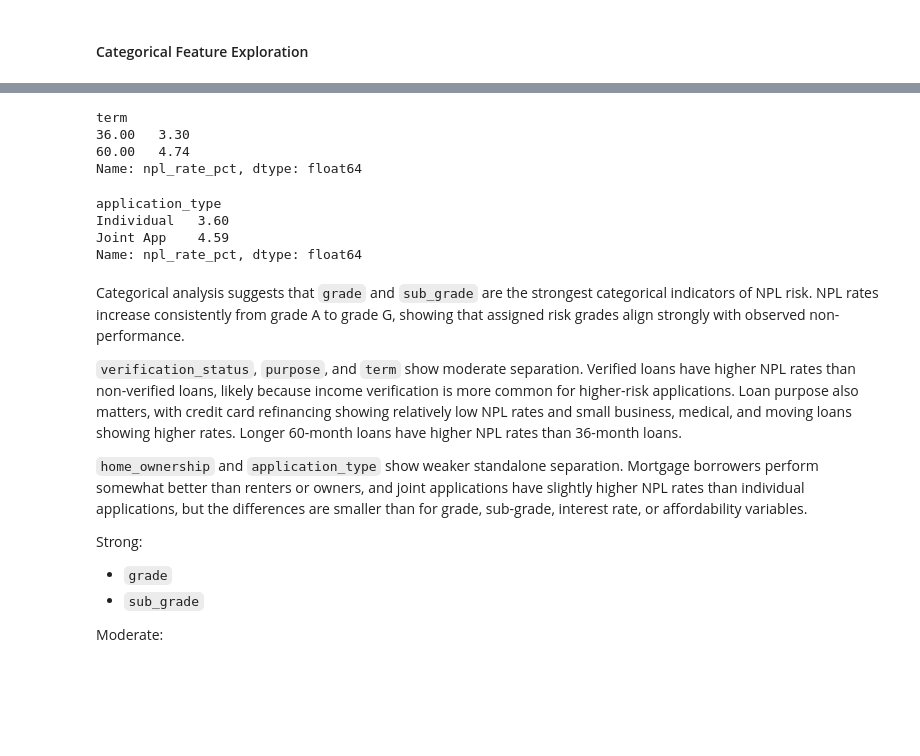
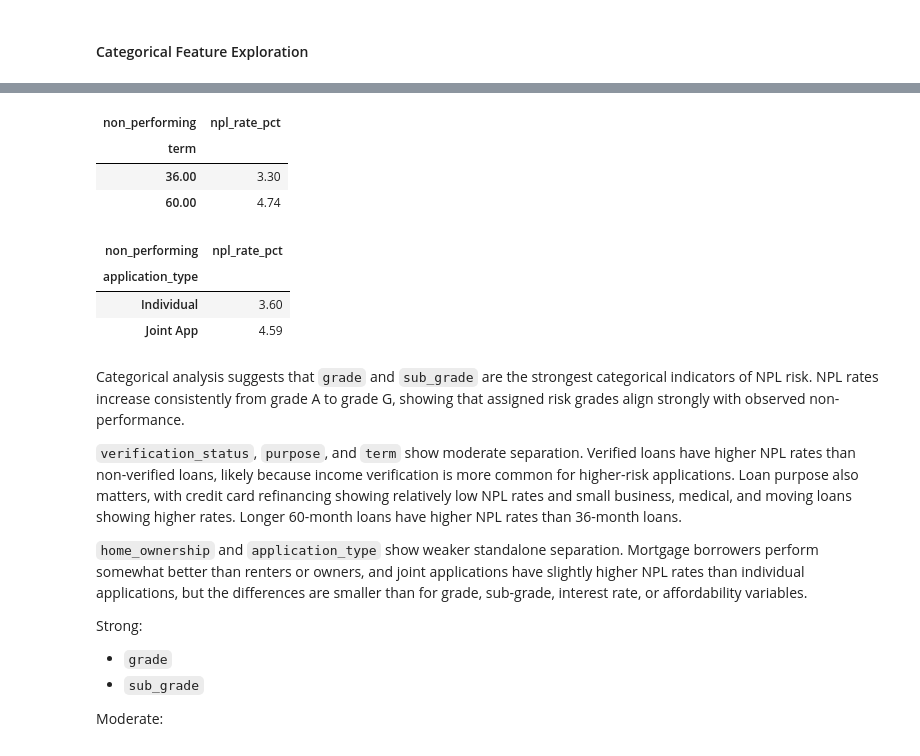
Before and after one commit to janis-karklins88/lending-club-case-study, a Jupyter notebook: notebooks/04_NPL_Analysis.ipynb, the cells around one changed output, grey strips where cells are left out. Saved outputs shown, nothing was run; the diff lists cells and outputs as text; code cells hidden in the pictures; blank space fills up the shorter version.

```diff
--- a/notebooks/04_NPL_Analysis.ipynb
+++ b/notebooks/04_NPL_Analysis.ipynb
@@ -446,19 +452,20 @@ Name: npl_rate_pct, dtype: float64
 # %%
 (
     pd.crosstab(
         df["term"],
         df["non_performing"],
         normalize="index"
     )
     .mul(100)
-    .round(2)[1]
-    .rename("npl_rate_pct")
+    .round(2)
+    .rename(columns={1: "npl_rate_pct"})
+    [["npl_rate_pct"]]
 )
 # %% [output]
-term
-36.00   3.30
-60.00   4.74
-Name: npl_rate_pct, dtype: float64
+| non_performing | npl_rate_pct |
+| term |  |
+| 36.00 | 3.30 |
+| 60.00 | 4.74 |
 # %%
 (
     pd.crosstab(
@@ -467,14 +474,15 @@ Name: npl_rate_pct, dtype: float64
         normalize="index"
     )
     .mul(100)
-    .round(2)[1]
-    .rename("npl_rate_pct")
+    .round(2)
+    .rename(columns={1: "npl_rate_pct"})
+    [["npl_rate_pct"]]
 )
 # %% [output]
-application_type
-Individual   3.60
-Joint App    4.59
-Name: npl_rate_pct, dtype: float64
+| non_performing | npl_rate_pct |
+| application_type |  |
+| Individual | 3.60 |
+| Joint App | 4.59 |
 # %% [markdown]
 Categorical analysis suggests that `grade` and `sub_grade` are the strongest categorical indicators of NPL risk. NPL rates increase consistently from grade A to grade G, showing that assigned risk grades align strongly with observed non-performance.
 
```
Also changed, not shown: parts of 5 cells of this notebook, 3 other files.
